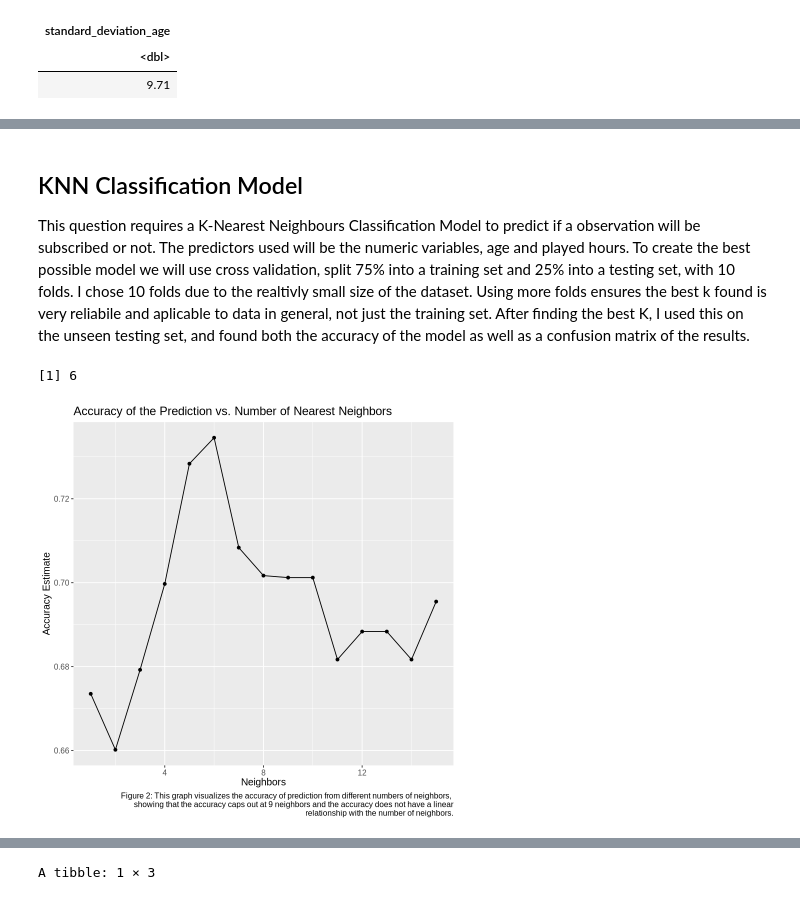
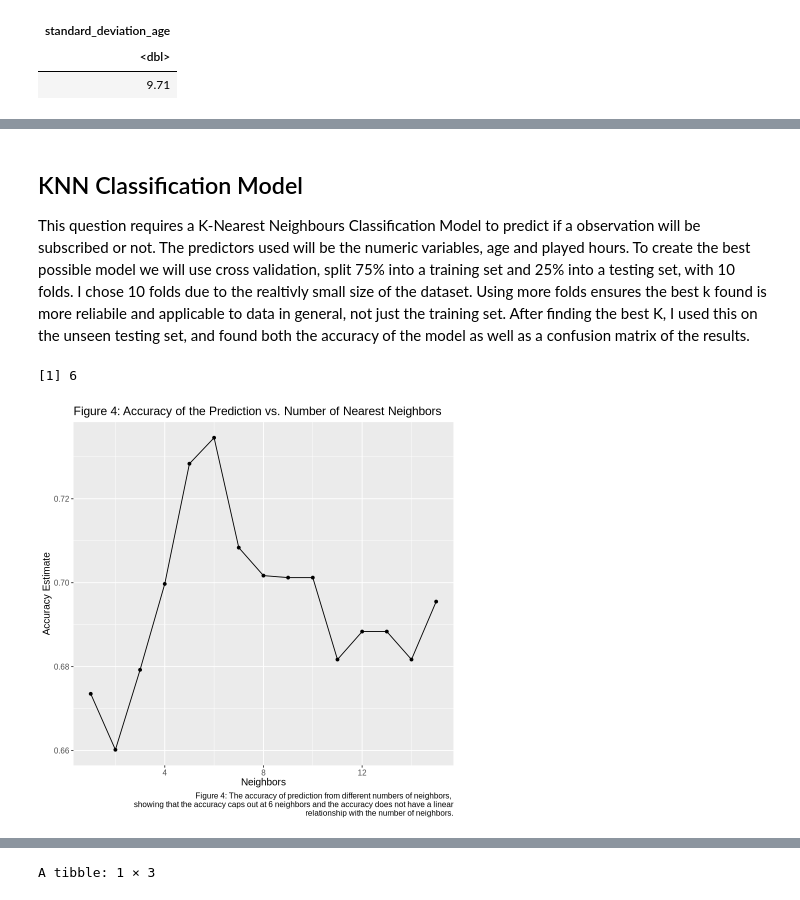
Before and after one commit to cohenp/DSCI-100-Project-004-21, a Jupyter notebook: project_final_report.ipynb, the cells around one changed output, grey strips where cells are left out. Drawn from its saved outputs; the diff is of its cells as text; code cells hidden in the pictures.

```diff
--- a/project_final_report.ipynb
+++ b/project_final_report.ipynb
@@ -234,6 +319,6 @@ Warning message in scale_y_log10():
 # %% [markdown]
 ## KNN Classification Model
-This question requires a K-Nearest Neighbours Classification Model to predict if a observation will be subscribed or not. The predictors used will be the numeric variables, age and played hours. To create the best possible model we will use cross validation, split 75% into a training set and 25% into a testing set, with 10 folds. I chose 10 folds due to the realtivly small size of the dataset. Using more folds ensures the best k found is very reliabile and aplicable to data in general, not just the training set. After finding the best K, I used this on the unseen testing set, and found both the accuracy of the model as well as a confusion matrix of the results.
+This question requires a K-Nearest Neighbours Classification Model to predict if a observation will be subscribed or not. The predictors used will be the numeric variables, age and played hours. To create the best possible model we will use cross validation, split 75% into a training set and 25% into a testing set, with 10 folds. I chose 10 folds due to the realtivly small size of the dataset. Using more folds ensures the best k found is more reliabile and applicable to data in general, not just the training set. After finding the best K, I used this on the unseen testing set, and found both the accuracy of the model as well as a confusion matrix of the results.
 # %%
 set.seed(2025)
 
@@ -251,33 +336,33 @@ player_model <- nearest_neighbor(weight_func = "rectangular", neighbors = tune()
   set_engine("kknn") |>
   set_mode("classification")
 
 k_vals <- tibble(neighbors = seq(1:15))
 
 knn_results <- workflow() |>
   add_recipe(player_recipe) |>
   add_model(player_model) |>
   tune_grid(resamples = player_vfold, grid = k_vals) |>
   collect_metrics()
 
 accuracies <- knn_results |>
   filter(.metric == "accuracy")
 
 
 accuracy_vs_k <- ggplot(accuracies, aes(x = neighbors, y = mean)) +
   geom_point() +
   geom_line() +
-  labs(x = "Neighbors", y = "Accuracy Estimate", title= "Accuracy of the Prediction vs. Number of Nearest Neighbors", caption= "Figure 2: This graph visualizes the accuracy of prediction from different numbers of neighbors,
-showing that the accuracy caps out at 9 neighbors and the accuracy does not have a linear
+  labs(x = "Neighbors", y = "Accuracy Estimate", title= "Figure 4: Accuracy of the Prediction vs. Number of Nearest Neighbors", caption= "Figure 4: The accuracy of prediction from different numbers of neighbors,
+showing that the accuracy caps out at 6 neighbors and the accuracy does not have a linear
 relationship with the number of neighbors.") +
   theme(text = element_text(size = 12))
 
 accuracy_vs_k
 
 best_k <- accuracies |>
         arrange(desc(mean)) |>
         head(1) |>
         pull(neighbors)
 best_k
 # %% [output]
 [1] 6
-[figure, old version]
+[figure, new version]
```
Also changed, not shown: parts of 29 cells of this notebook.
